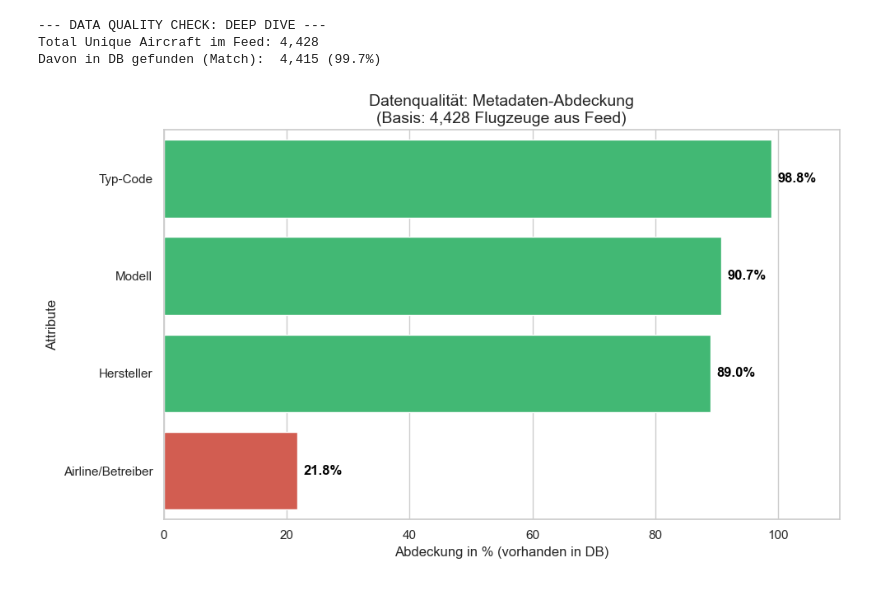
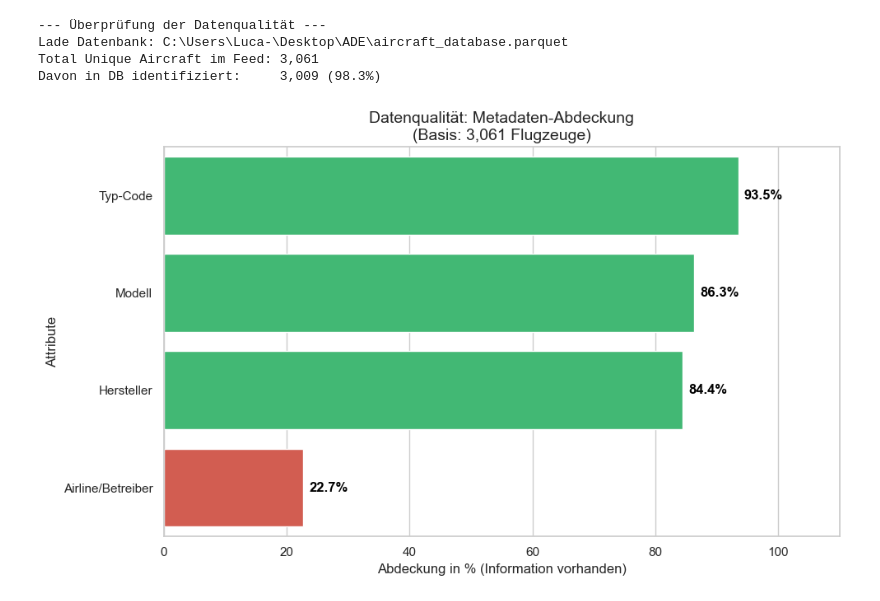
Before and after one commit to Vvalentin/fly_big_data_v2, a Jupyter notebook: notebooks/Use Cases/UseCases.ipynb, the cells around one changed output. Drawn from its saved outputs; the diff is of its cells as text; code cells hidden in the pictures.

```diff
--- a/notebooks/Use Cases/UseCases.ipynb
+++ b/notebooks/Use Cases/UseCases.ipynb
@@ -218,32 +355,40 @@ In diesem Schritt validieren wir die Qualität der externen Stammdaten im Verhä
 # %%
-import matplotlib.pyplot as plt
-import seaborn as sns
-import pandas as pd
-import numpy as np
-import warnings
-
 warnings.filterwarnings('ignore')
 sns.set_theme(style="whitegrid")
 
-print("--- DATA QUALITY CHECK: DEEP DIVE ---")
+print("--- Überprüfung der Datenqualität ---")
 
-# 1. DATENBANK LADEN (Direkt als Parquet)
-path = "data/external/aircraft_database.parquet"
-if not os.path.exists(path):
-    path = "../../data/external/aircraft_database.parquet"
+if 'OUTPUT_DIR' in locals():
+    DB_PATH = os.path.join(OUTPUT_DIR, "aircraft_database.parquet")
+else:
+    # Fallback für Tests, falls Zelle 1 übersprungen wurde
+    DB_PATH = "data/external/aircraft_database.parquet"
+    print(f"Warnung: OUTPUT_DIR nicht gefunden. Versuche Fallback: {DB_PATH}")
 
-df_aircraft = pd.read_parquet(path)
+if not os.path.exists(DB_PATH):
+    raise FileNotFoundError(f"Flugzeug-Datenbank nicht gefunden: {DB_PATH}. Bitte Zelle 1 ausführen!")
 
-# 2. IDS NORMALISIEREN
-feed_ids = df_clean['icao24'].astype(str).str.lower().str.strip().unique()
+print(f"Lade Datenbank: {DB_PATH}")
+df_aircraft = pd.read_parquet(DB_PATH)
 
-# Falls icao24 der Index der Parquet ist, schieben wir ihn in eine Spalte
+# Analyse DataFrame bestimmen
+if 'df_clean' in locals():
+    analysis_df = df_clean
+elif 'df_sample_pandas' in locals():
+    analysis_df = df_sample_pandas
+else:
+    raise ValueError("Keine Flugdaten im Speicher gefunden (df_clean oder df_sample_pandas fehlt).")
+
+# Normalisiere icao24 IDs im Feed
+feed_ids = analysis_df['icao24'].astype(str).str.lower().str.strip().unique()
+
 if 'icao24' not in df_aircraft.columns:
     df_aircraft = df_aircraft.reset_index()
 
+# Metadaten-IDs ebenfalls normalisieren
 df_aircraft['icao24'] = df_aircraft['icao24'].astype(str).str.lower().str.strip()
 
-# 3. MATCHING
+# matchen der IDs
 df_quality = df_aircraft[df_aircraft['icao24'].isin(feed_ids)].copy()
 
 total_flights = len(feed_ids)
@@ -251,48 +396,48 @@ matches_count = len(df_quality)
 match_rate = (matches_count / total_flights) * 100 if total_flights > 0 else 0
 
 print(f"Total Unique Aircraft im Feed: {total_flights:,}")
-print(f"Davon in DB gefunden (Match):  {matches_count:,} ({match_rate:.1f}%)")
+print(f"Davon in DB identifiziert:     {matches_count:,} ({match_rate:.1f}%)")
 
-# 4. QUALITÄTS-ANALYSE (Spalten-Vollständigkeit)
+# Qualitätsanalyse der Attribute
 attributes = {
     'manufacturername': 'Hersteller',
     'model': 'Modell',
     'typecode': 'Typ-Code',
     'operator': 'Airline/Betreiber'
 }
 
 quality_stats = []
 for col, label in attributes.items():
     # Wir suchen die Spalte (case-insensitive)
     actual_col = next((c for c in df_quality.columns if c.lower() == col.lower()), None)
 
     if actual_col:
         # Zähle Einträge die nicht NaN und nicht leerer String sind
         valid_count = df_quality[actual_col].replace(r'^\s*$', np.nan, regex=True).notna().sum()
-        pct = (valid_count / total_flights) * 100
+        pct = (valid_count / total_flights) * 100 # Basis ist Gesamtanzahl im Feed, nicht nur Matches
         quality_stats.append({'Attribute': label, 'Percentage': pct})
     else:
         quality_stats.append({'Attribute': label, 'Percentage': 0.0})
 
 df_stats = pd.DataFrame(quality_stats).sort_values('Percentage', ascending=False)
 
-# 5. VISUALISIERUNG
+# Visualisierung der Datenqualität
 plt.figure(figsize=(10, 6))
 colors = ['#2ecc71' if x > 80 else '#f1c40f' if x > 50 else '#e74c3c' for x in df_stats['Percentage']]
-
 ax = sns.barplot(data=df_stats, x='Percentage', y='Attribute', hue='Attribute', palette=colors, legend=False)
 
 for i, v in enumerate(df_stats['Percentage']):
     ax.text(v + 1, i, f"{v:.1f}%", color='black', va='center', fontweight='bold')
 
-plt.title(f"Datenqualität: Metadaten-Abdeckung\n(Basis: {total_flights:,} Flugzeuge aus Feed)", fontsize=14)
-plt.xlabel("Abdeckung in % (vorhanden in DB)")
+plt.title(f"Datenqualität: Metadaten-Abdeckung\n(Basis: {total_flights:,} Flugzeuge)", fontsize=14)
+plt.xlabel("Abdeckung in % (Information vorhanden)")
 plt.xlim(0, 110)
 plt.tight_layout()
 plt.show()
 # %% [output]
---- DATA QUALITY CHECK: DEEP DIVE ---
-Total Unique Aircraft im Feed: 4,428
-Davon in DB gefunden (Match):  4,415 (99.7%)
+--- Überprüfung der Datenqualität ---
+Lade Datenbank: C:\Users\Luca-\Desktop\ADE\aircraft_database.parquet
+Total Unique Aircraft im Feed: 3,061
+Davon in DB identifiziert:     3,009 (98.3%)
-[figure, old version]
+[figure, new version]
 # %% [markdown]
```
Also changed, not shown: parts of 30 cells of this notebook, 1 other file.
